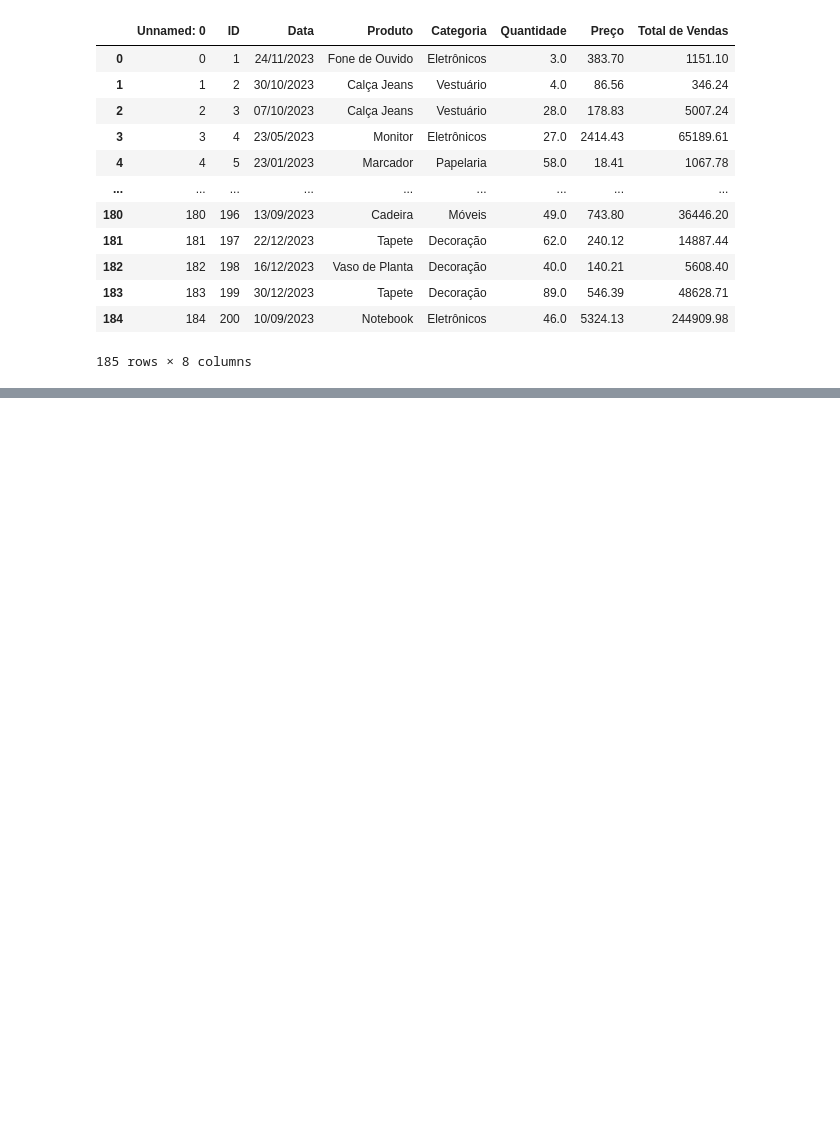
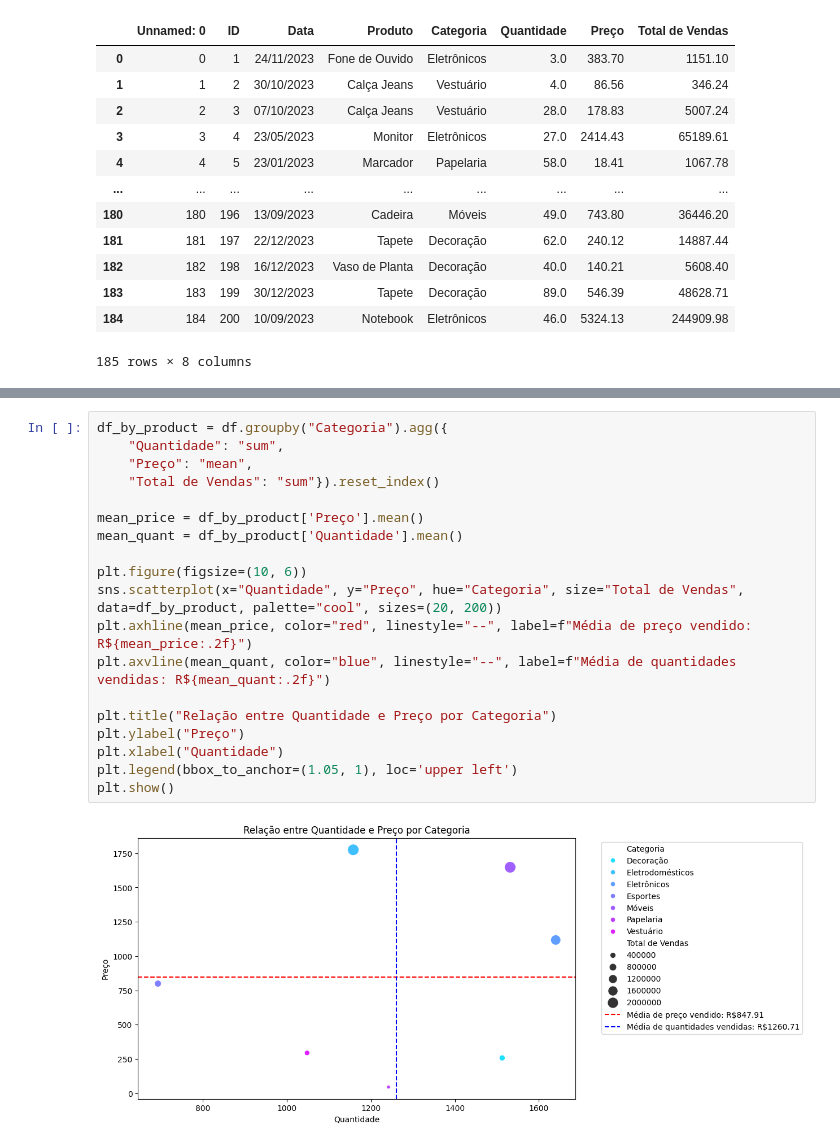
Before and after one commit to lgomesgl/Teste_Analytics_LucasGomes, a Jupyter notebook: src/notebooks/exploratory_analysis.ipynb, the cells around one changed output, grey strips where cells are left out. Drawn from its saved outputs; the diff is of its cells as text; blank space fills up the shorter version.

```diff
--- a/src/notebooks/exploratory_analysis.ipynb
+++ b/src/notebooks/exploratory_analysis.ipynb
@@ -84,0 +115,21 @@ Passing `palette` without assigning `hue` is deprecated and will be removed in v
+# %%
+df_by_product = df.groupby("Categoria").agg({
+    "Quantidade": "sum",
+    "Preço": "mean",
+    "Total de Vendas": "sum"}).reset_index()
+
+mean_price = df_by_product['Preço'].mean()
+mean_quant = df_by_product['Quantidade'].mean()
+
+plt.figure(figsize=(10, 6))
+sns.scatterplot(x="Quantidade", y="Preço", hue="Categoria", size="Total de Vendas", data=df_by_product, palette="cool", sizes=(20, 200))
+plt.axhline(mean_price, color="red", linestyle="--", label=f"Média de preço vendido: R${mean_price:.2f}")
+plt.axvline(mean_quant, color="blue", linestyle="--", label=f"Média de quantidades vendidas: R${mean_quant:.2f}")
+
+plt.title("Relação entre Quantidade e Preço por Categoria")
+plt.ylabel("Preço")
+plt.xlabel("Quantidade")
+plt.legend(bbox_to_anchor=(1.05, 1), loc='upper left')
+plt.show()
+# %% [output]
+[figure, added]
```
Also changed, not shown: parts of 9 cells of this notebook.
